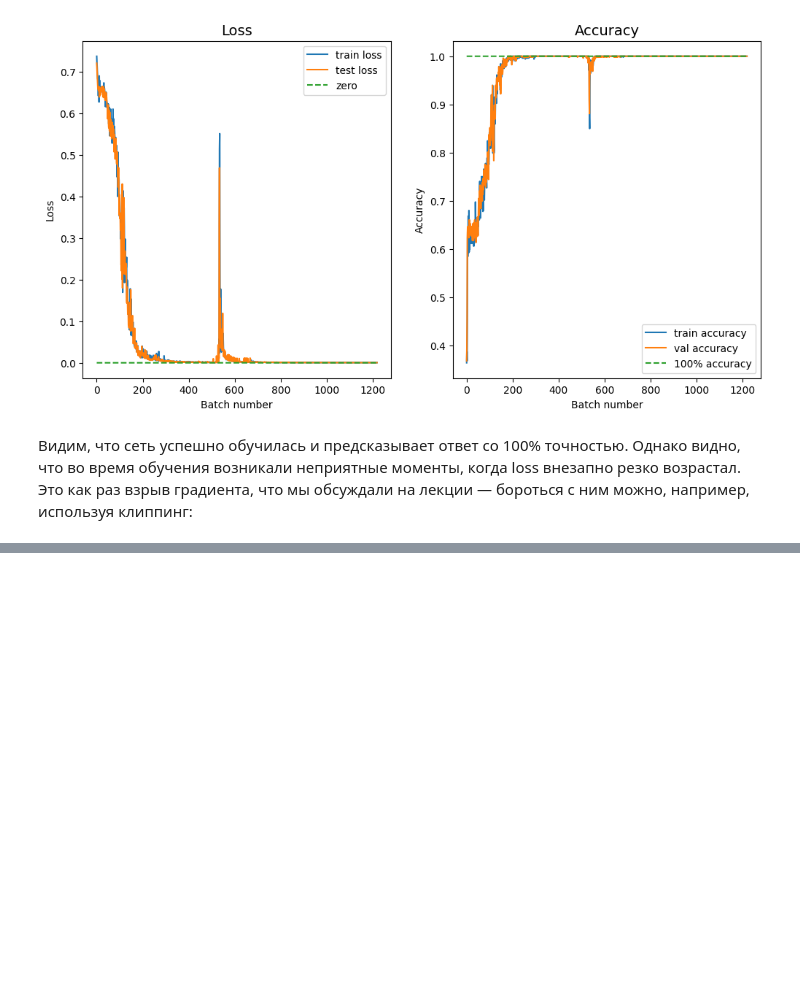
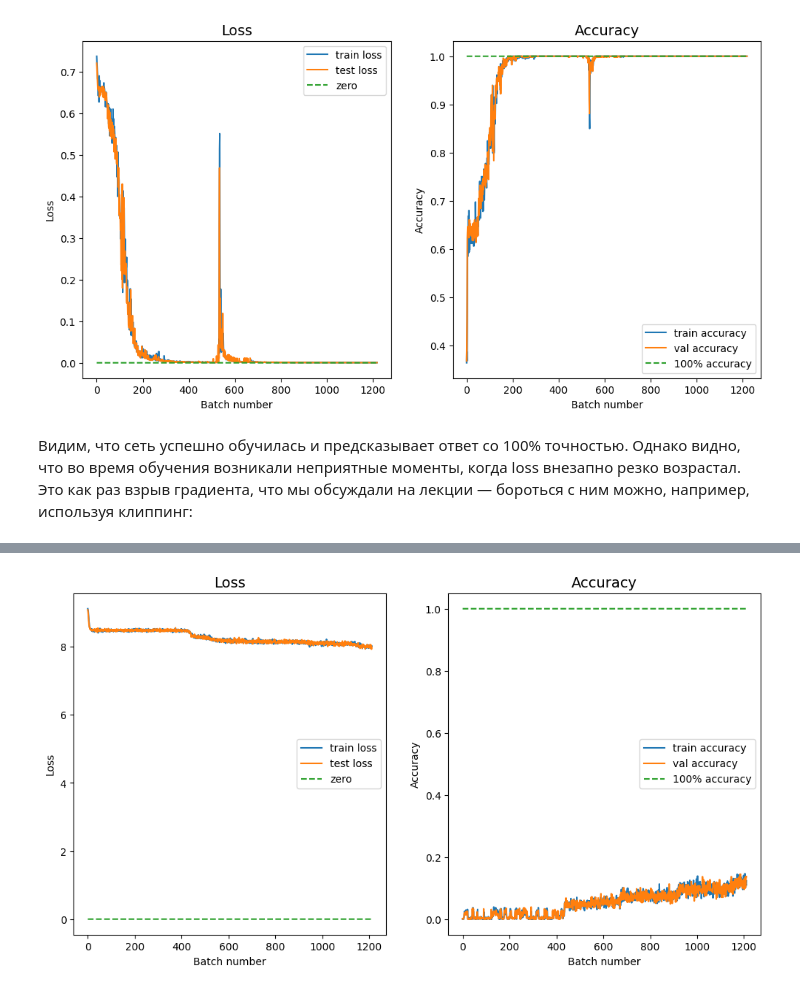
Before and after one commit to Alizarin-Stell/aaa_ml, a Jupyter notebook: sequence_cnn_lstm_with_gaps.ipynb, the cells around one changed output, grey strips where cells are left out. Drawn from its saved outputs; the diff is of its cells as text; code cells hidden in the pictures; blank space fills up the shorter version.

```diff
--- a/sequence_cnn_lstm_with_gaps.ipynb
+++ b/sequence_cnn_lstm_with_gaps.ipynb
@@ -557,0 +663,4 @@ for i in range(n_epochs):
+# %%
+letters = ''.join(df_train_coded["VIN"])
+letter_index_map = dict_making(letters)
+letter_index_map
@@ -557,0 +712,14 @@ for i in range(n_epochs):
+# %%
+labels = ["CarBrand", "CarModel", "Color"]
+# %%
+X_train, X_val, y_train, y_val = train_test_split(
+    df_train_coded["VIN"],
+    df_train_coded[labels],
+    test_size=0.1,
+)
+
+train_dataset = CarsDataset(vins=X_train.values, labels=y_train.values)
+val_dataset = CarsDataset(vins=X_val.values, labels=y_val.values)
+# %%
+train_car_dataloader = DataLoader(train_dataset, batch_size=512, shuffle=True)
+val_car_dataloader = DataLoader(val_dataset, batch_size=512, shuffle=True)
@@ -557,0 +768,82 @@ for i in range(n_epochs):
+# %%
+model = CarLSTM(
+    vocab_size=len(letter_index_map),
+    hidden_size=20,
+    num_brands=brand_num,
+    num_models=model_num,
+    num_colors=color_num
+)
+
+optimizer = torch.optim.Adam(model.parameters(), lr=0.01)
+brand_head_loss_fn = nn.CrossEntropyLoss()
+model_head_loss_fn = nn.CrossEntropyLoss()
+color_head_loss_fn = nn.CrossEntropyLoss()
+
+n_epochs = 10
+
+
+losses = []
+accs = []
+
+val_losses = []
+val_accs = []
+
+
+for i in range(n_epochs):
+  for x_train, y_train in train_car_dataloader:
+    model.train()
+    brand_preds, model_preds, color_preds = model(x_train)
+    brand_head_loss = brand_head_loss_fn(brand_preds, y_train[0])
+    model_head_loss = model_head_loss_fn(model_preds, y_train[1])
+    color_head_loss = color_head_loss_fn(color_preds, y_train[2])
+
+    total_loss = brand_head_loss + model_head_loss + color_head_loss
+
+    _, brand_predicted_classes = torch.max(brand_preds, 1)
+    _, model_predicted_classes = torch.max(model_preds, 1)
+    _, color_predicted_classes = torch.max(color_preds, 1)
+
+    brand_corr = (brand_predicted_classes == y_train[0])
+    model_corr = (model_predicted_classes == y_train[1])
+    color_corr = (color_predicted_classes == y_train[2])
+    correct_predictions = brand_corr & model_corr & color_corr
+
+    train_acc = correct_predictions.float().mean()
+
+    optimizer.zero_grad()
+    total_loss.backward()
+    optimizer.step()
+
+    model.eval()
+
+    x_val, y_val = next(iter(val_car_dataloader))
+
+
+    val_brand_preds, val_model_preds, val_color_preds = model(x_val)
+    val_brand_head_loss = brand_head_loss_fn(val_brand_preds, y_val[0])
+    val_model_head_loss = model_head_loss_fn(val_model_preds, y_val[1])
+    val_color_head_loss = color_head_loss_fn(val_color_preds, y_val[2])
+
+    val_total_loss = val_brand_head_loss + val_model_head_loss + val_color_head_loss
+
+    _, val_brand_predicted_classes = torch.max(val_brand_preds, 1)
+    _, val_model_predicted_classes = torch.max(val_model_preds, 1)
+    _, val_color_predicted_classes = torch.max(val_color_preds, 1)
+
+    val_brand_corr = (val_brand_predicted_classes == y_val[0])
+    val_model_corr = (val_model_predicted_classes == y_val[1])
+    val_color_corr = (val_color_predicted_classes == y_val[2])
+    val_correct_predictions = val_brand_corr & val_model_corr & val_color_corr
+
+    val_acc = val_correct_predictions.float().mean()
+
+
+    losses.append(total_loss.item())
+    accs.append(train_acc.item())
+
+    val_losses.append(val_total_loss.item())
+    val_accs.append(val_acc.item())
+
+    plot_progress(losses, accs, val_losses, val_accs, i)
+# %% [output]
+[figure, added]
```
Also changed, not shown: parts of 22 cells of this notebook, 2 other files.
